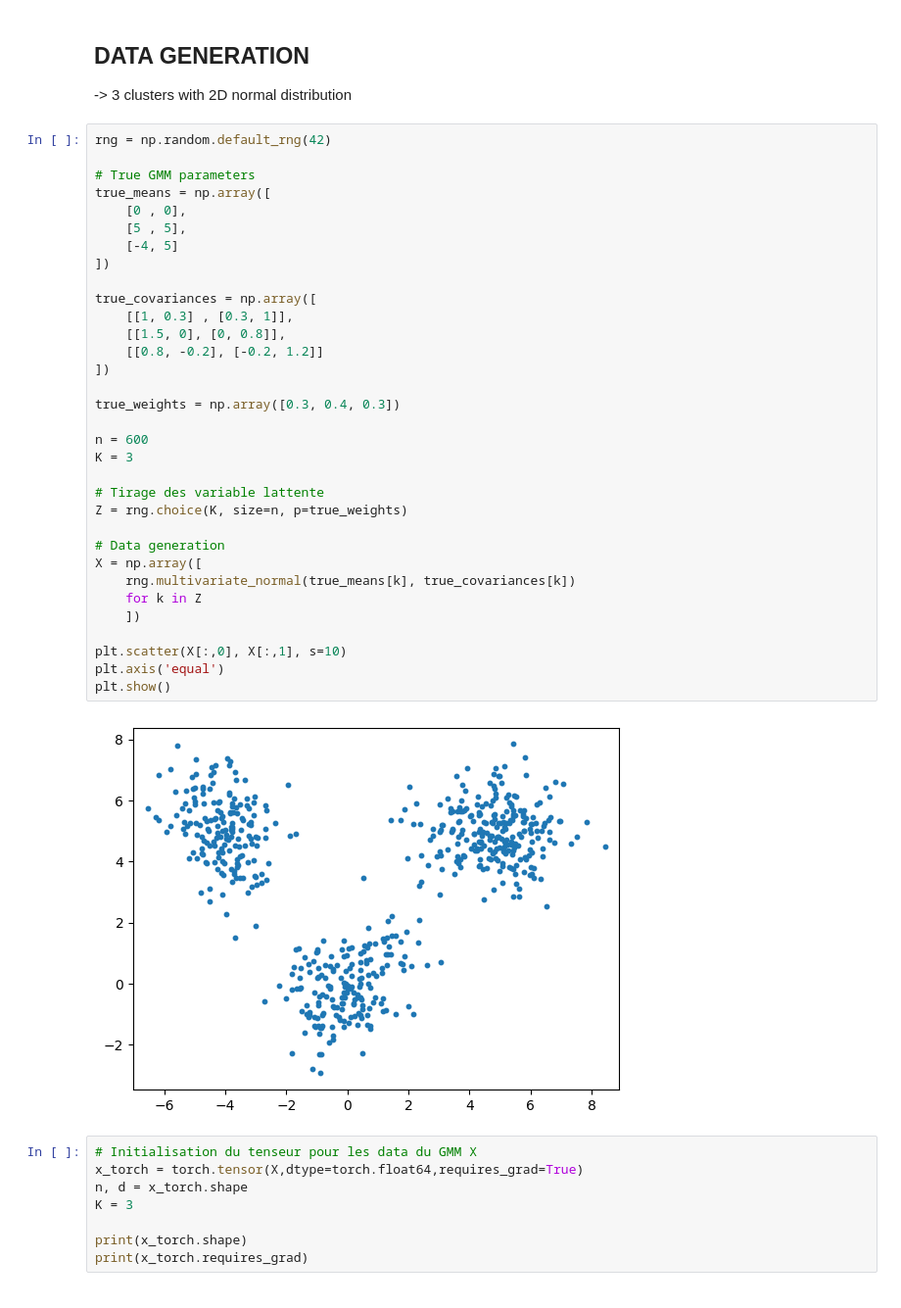
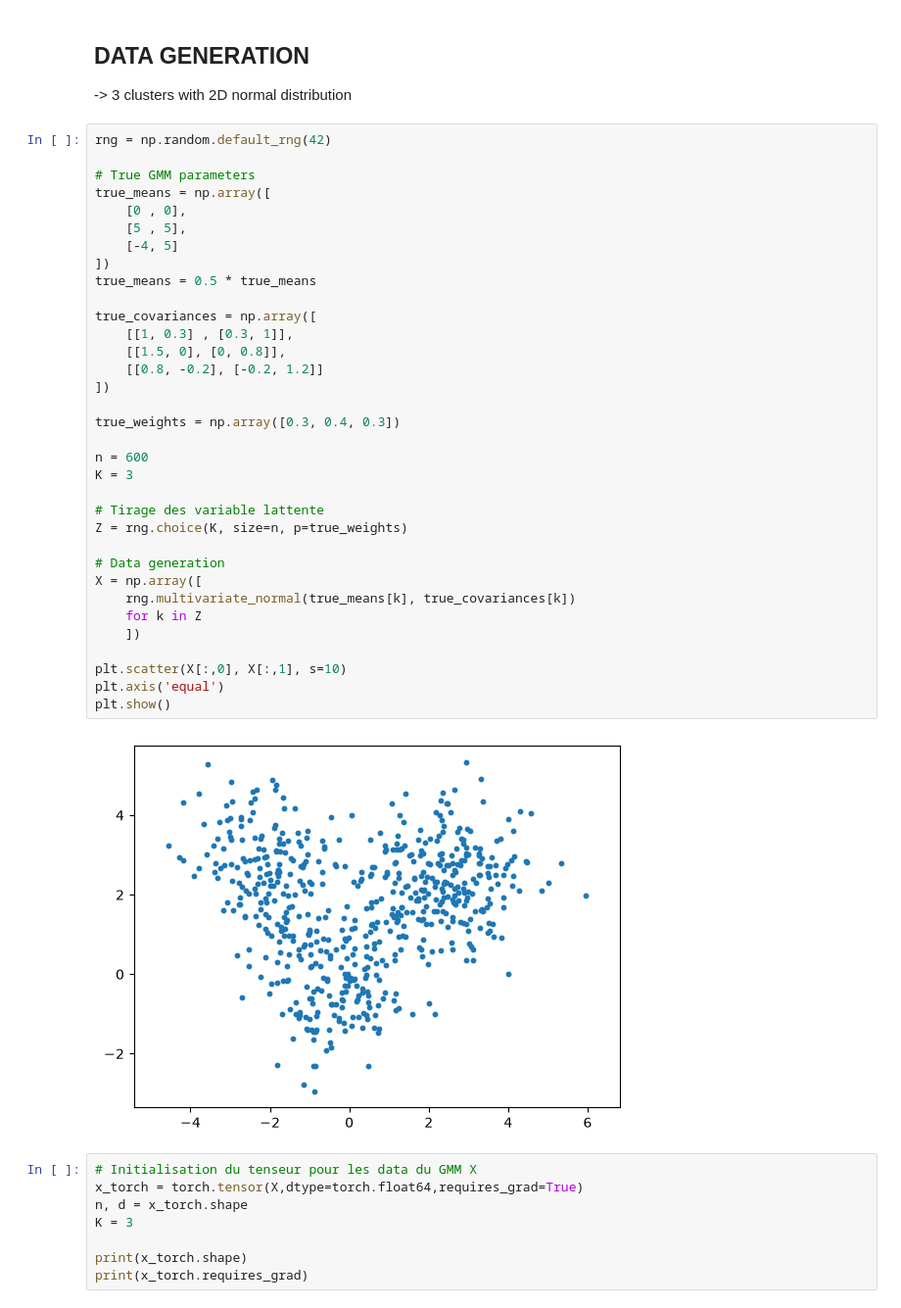
Before and after one commit to MDelpech/Differentiable_EM_OT_Application, a Jupyter notebook: EM_torch.ipynb, the cells around one changed output. Shown at 98% size. Drawn from its saved outputs; the diff is of its cells as text.

Commit message:
compute note book for means / 2

```diff
--- a/EM_torch.ipynb
+++ b/EM_torch.ipynb
@@ -16,34 +16,35 @@ rng = np.random.default_rng(42)
 true_means = np.array([
     [0 , 0],
     [5 , 5],
     [-4, 5]
 ])
+true_means = 0.5 * true_means
 
 true_covariances = np.array([
     [[1, 0.3] , [0.3, 1]],
     [[1.5, 0], [0, 0.8]],
     [[0.8, -0.2], [-0.2, 1.2]]
 ])
 
 true_weights = np.array([0.3, 0.4, 0.3])
 
 n = 600
 K = 3
 
 # Tirage des variable lattente
 Z = rng.choice(K, size=n, p=true_weights)
 
 # Data generation
 X = np.array([
     rng.multivariate_normal(true_means[k], true_covariances[k])
     for k in Z
     ])
 
 plt.scatter(X[:,0], X[:,1], s=10)
 plt.axis('equal')
 plt.show()
 # %% [output]
-[figure, old version]
+[figure, new version]
 # %%
 # Initialisation du tenseur pour les data du GMM X
 x_torch = torch.tensor(X,dtype=torch.float64,requires_grad=True)
```
Also changed, not shown: parts of 12 cells of this notebook, 11 other files.
